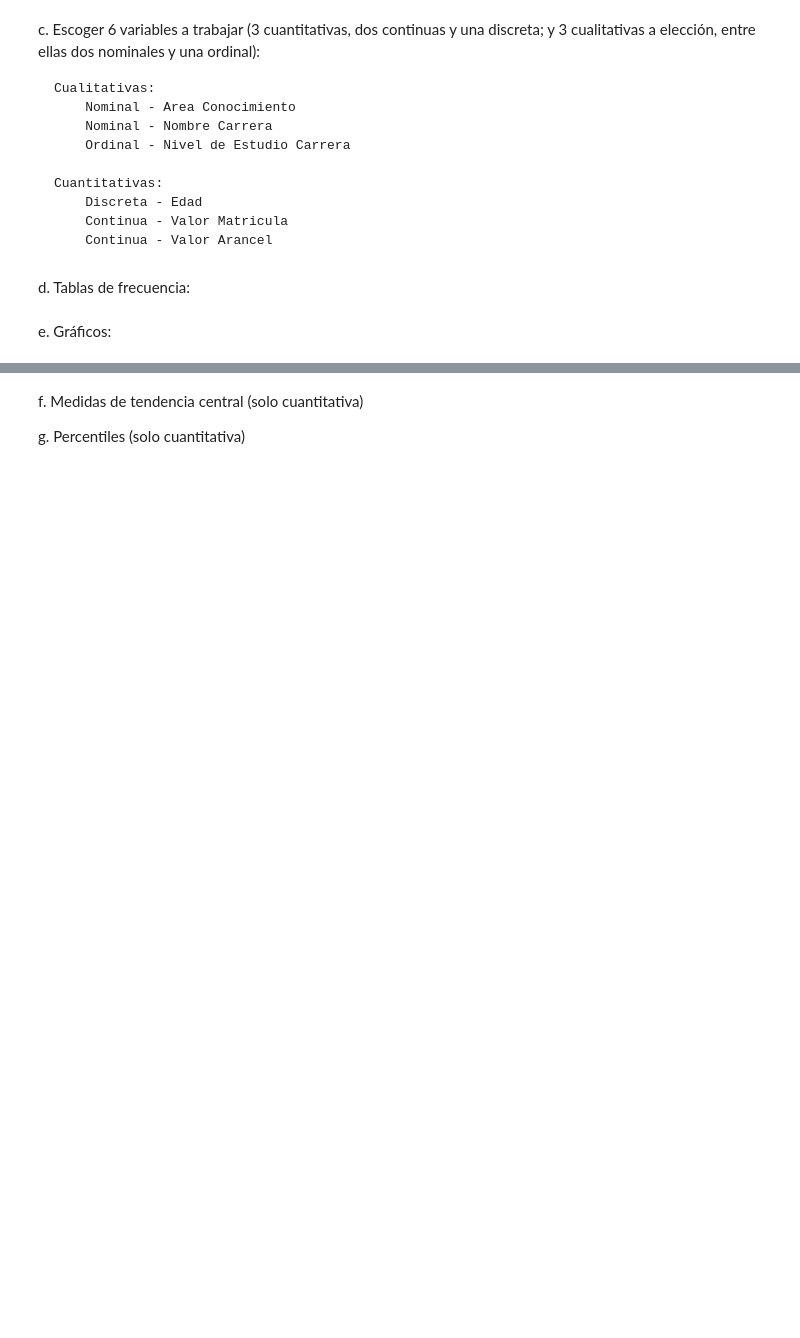
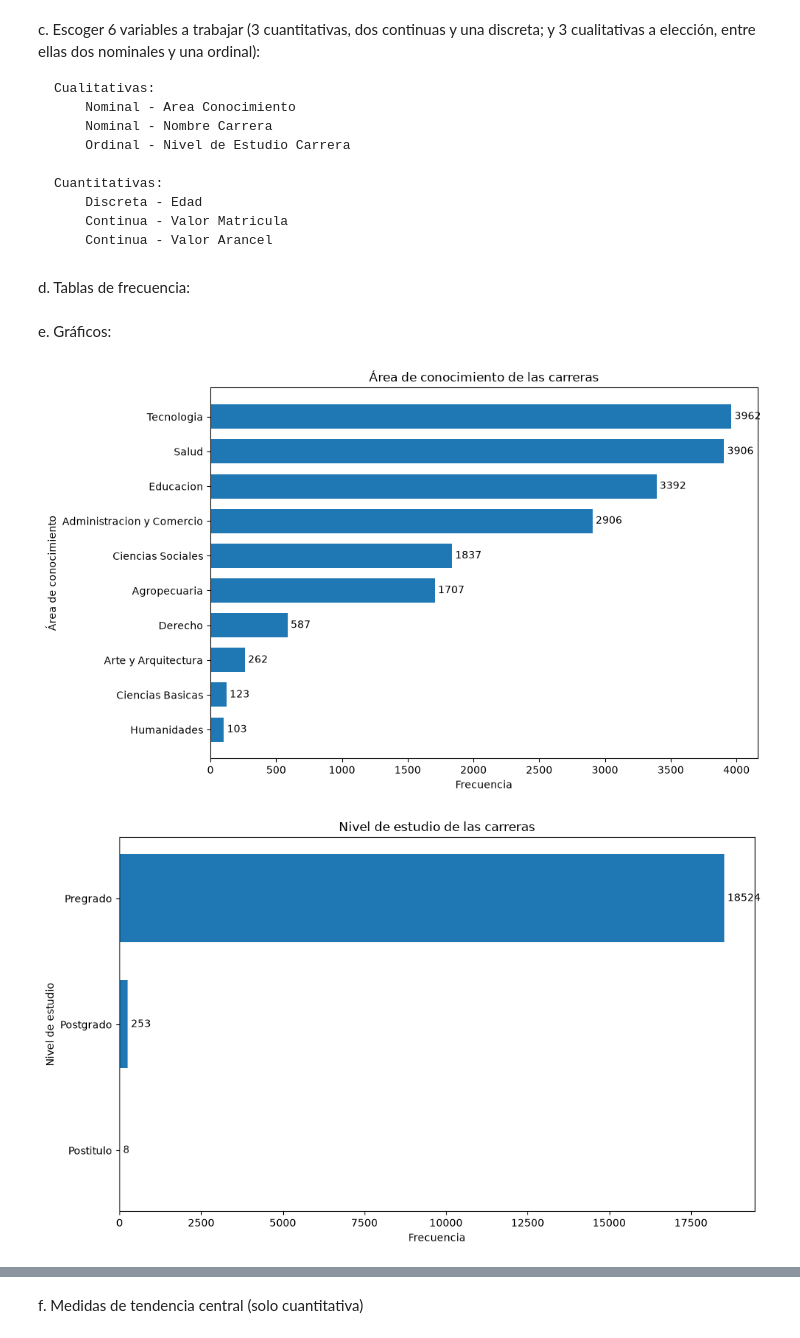
Before and after one commit to sm0k-dev/Pandas-Duoc, a Jupyter notebook: semestral/semestral.ipynb, the cells around one changed output, grey strips where cells are left out. Cells and saved outputs as stored; diff of their text form; code cells hidden in the pictures; blank space fills up the shorter version.

Commit message:
feat: caso semestral terminado
refactor: todas las funciones fueron pulidas

feat: respuestas al caso semestral + justificación

style: reestructuración de código

```diff
--- a/semestral/semestral.ipynb
+++ b/semestral/semestral.ipynb
@@ -146,2 +328,54 @@ df_tf_va = generar_tabla_frec(df_semestral_bd['VALOR ARANCEL (PESOS)'])
 # %% [markdown]
 e. Gráficos:
+# %%
+generar_grafico_barra(
+    'Área de conocimiento de las carreras',
+    'Frecuencia',
+    'Área de conocimiento',
+    df_tf_ac
+)
+
+generar_grafico_barra(
+    'Nivel de estudio de las carreras',
+    'Frecuencia',
+    'Nivel de estudio',
+    df_tf_ndec
+)
+
+generar_histograma(
+    'Distribución de edad de los estudiantes',
+    'Edad',
+    'Frecuencia',
+    12,
+    'EDAD',
+    df_semestral_bd
+)
+
+generar_histograma(
+    'Distribución del valor de matrícula',
+    'Valor matrícula ($)',
+    'Frecuencia',
+    k_vm,
+    'VALOR MATRICULA (PESOS)',
+    df_semestral_bd
+)
+
+generar_histograma(
+    'Distribución del valor del arancel',
+    'Valor arancel ($)',
+    'Frecuencia',
+    k_va,
+    'VALOR ARANCEL (PESOS)',
+    df_semestral_bd
+)
+
+generar_grafico_barra(
+    '10 carreras con mayor cantidad de matriculados',
+    'Frecuencia',
+    'Carrera',
+    df_tf_nc,
+    top=10
+)
+# %% [output]
+[figure, added]
+[figure, added]
@@ -148,4 +386,2 @@ e. Gráficos:
 # %% [markdown]
 f. Medidas de tendencia central (solo cuantitativa)
-
-g. Percentiles (solo cuantitativa)
```
Also changed, not shown: parts of 19 cells of this notebook.
